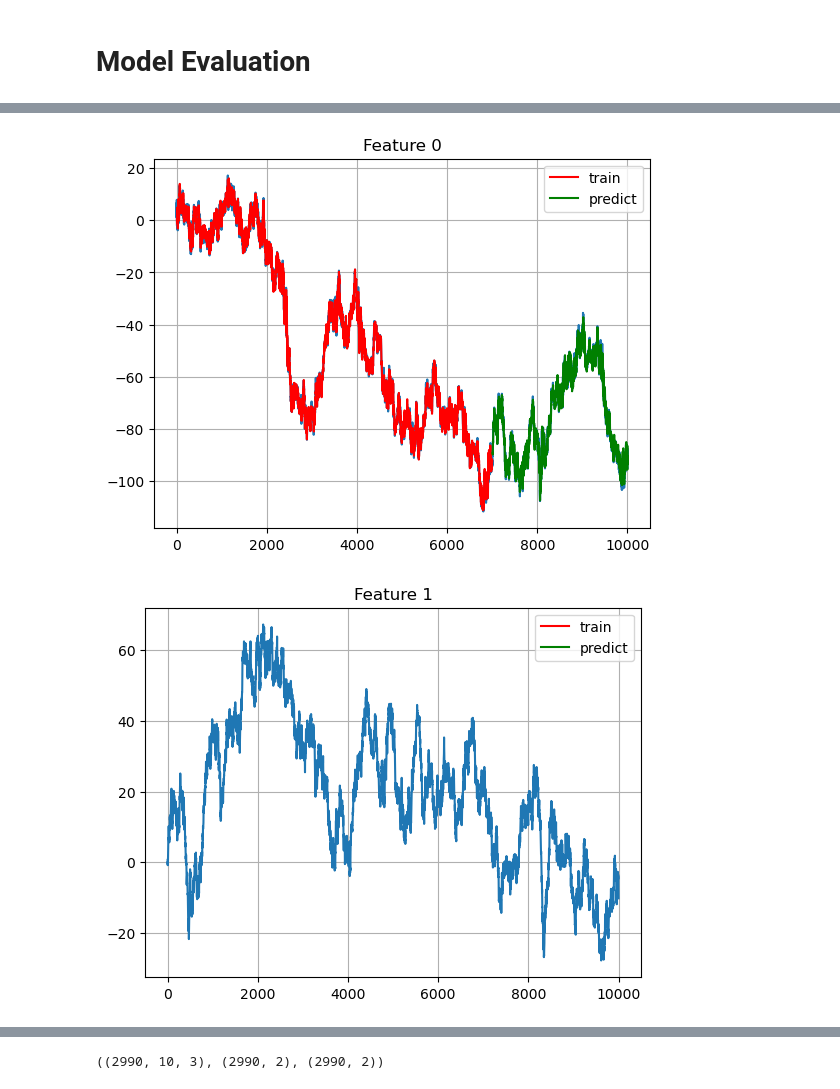
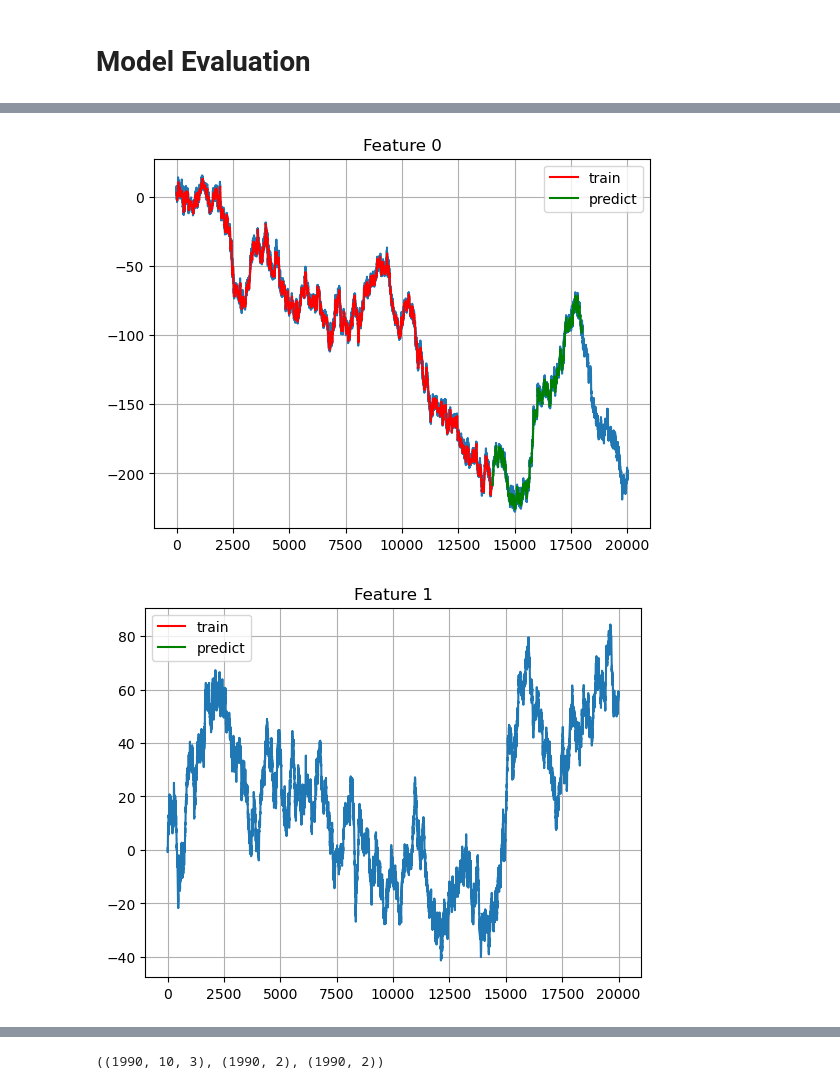
Before and after one commit to ispapadakis/mts, a Jupyter notebook: timeseriesforecasting.ipynb, the cells around one changed output, grey strips where cells are left out. Cells and saved outputs as stored; diff of their text form; code cells hidden in the pictures.

```diff
--- a/timeseriesforecasting.ipynb
+++ b/timeseriesforecasting.ipynb
@@ -27,12 +27,15 @@ else:
 # %%
 lookback = 10
 mem_length = 6
-n = 10000
+n = 20000
 use_features = [0,1,2]
 n_features = len(use_features)
 pred_features = [0,2]
 n_dim = len(pred_features)
 train_split_ratio = 0.70
+test_split_ratio  = 0.20
+train_size = int(n * train_split_ratio)
+test_size  = int(n * test_split_ratio)
 # %%
 np.random.seed(2021)
 timeseries = np.random.normal((-0.01,0.0),size=(n,n_features-1)).cumsum(0).astype('float32')
@@ -58,10 +68,9 @@ plt.grid();
 Normalize Data
 # %%
 # train-test split for time series
-train_size = int(ts_length * train_split_ratio)
-test_size = ts_length - train_size
-train = timeseries[:train_size,:]
-test  = timeseries[train_size:,:]
+train    = timeseries[:train_size,:]
+test     = timeseries[train_size:(train_size+test_size),:]
+vld_test = timeseries[(train_size+test_size):,:]
 # %%
 scaler = MinMaxScaler()
 scaler.fit(train);
@@ -90,14 +103,16 @@ class TSModel(nn.Module):
         self.lstm = nn.LSTM(input_size=3, hidden_size=hidden_size, batch_first=True)
         self.lstm = nn.DataParallel(self.lstm)
         self.linear = nn.Linear(hidden_size, n_dim)
+        self.dropout = nn.Dropout(0.5)
         self.pool = nn.AdaptiveAvgPool1d(1)
-        self.loss_fn = nn.SmoothL1Loss()
+        self.loss_fn = nn.MSELoss()
     def evaluate(self, X, y):
         with torch.no_grad():
             return self.loss_fn(self.__call__(X),y).item()
     def forward(self, x):
         # x dim: batch size X lookback size X n_features
         x, _ = self.lstm(x)
+        x = self.dropout(x)
         # x dim: batch size X lookback size X hidden layer size
         x = self.linear(x)
         # x dim: batch size X lookback size X n_dim
@@ -191,23 +204,23 @@ Full X_train RMSE 0.0075
 # %%
 with torch.no_grad():
 
     # shift train predictions for plotting
     train_plot = np.ones_like(timeseries) * np.nan
     train_plot[lookback:train_size,pred_features] = tsmod(X_train).cpu()
     train_plot = scaler.inverse_transform(train_plot)
     # shift test predictions for plotting
     test_plot = np.ones_like(timeseries) * np.nan
-    test_plot[train_size+lookback:len(timeseries),pred_features] = tsmod(X_test).cpu()
+    test_plot[train_size+lookback:(train_size+test_size),pred_features] = tsmod(X_test).cpu()
     test_plot = scaler.inverse_transform(test_plot)
 # plot
 for i in range(n_features):
     plt.plot(timeseries[:,i])
     plt.plot(train_plot[:,i], c='r', label='train')
     plt.plot(test_plot[:,i], c='g', label='predict')
     plt.title("Feature {}".format(i))
     plt.legend()
     plt.grid()
     plt.show()
 # %% [output]
-[figure, old version]
+[figure, new version]
-[figure, old version]
+[figure, new version]
@@ -215,12 +228,12 @@ for i in range(n_features):
 # %%
 with torch.no_grad():
-    input = X_test.cpu().numpy()
-    output = tsmod(X_test).cpu().numpy()
-    target = y_test.cpu().numpy()
+    input = X_vld.cpu().numpy()
+    output = tsmod(X_vld).cpu().numpy()
+    target = y_vld.cpu().numpy()
 
 input.shape, output.shape, target.shape
 # %% [output]
-((2990, 10, 3), (2990, 2), (2990, 2))
+((1990, 10, 3), (1990, 2), (1990, 2))
 # %%
 for d in range(n_dim):
     plt.plot(output[:,d], label=pred_features[d])
```
Also changed, not shown: parts of 11 cells of this notebook.
